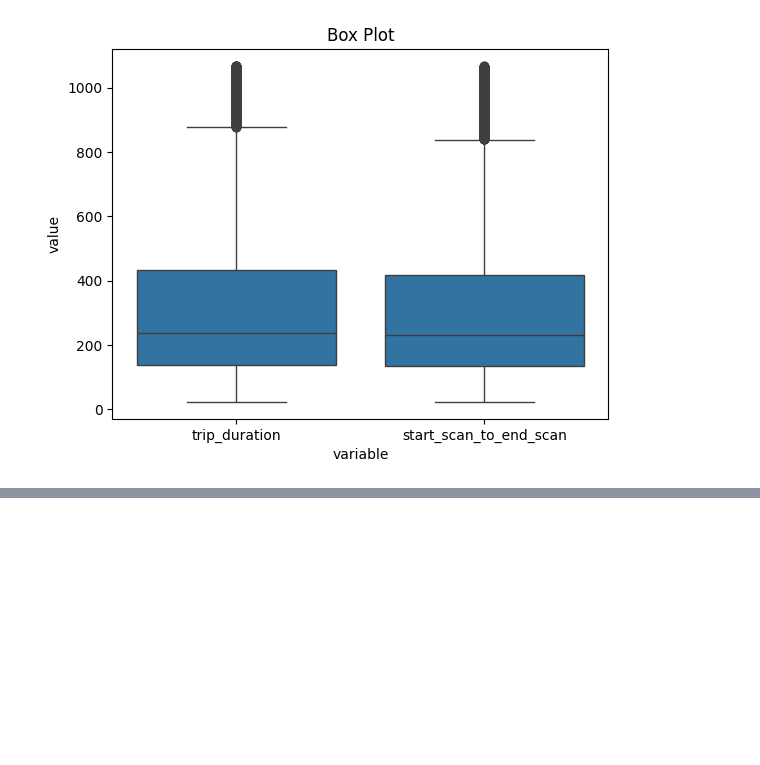
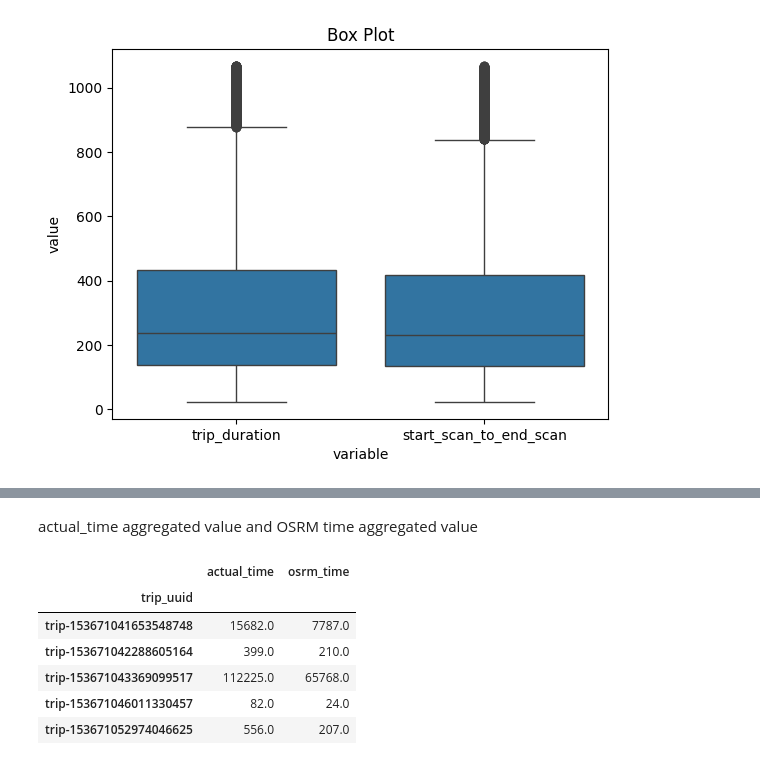
Before and after one commit to akshayabhale1406/SCLR_Delhivery_FE, a Jupyter notebook: Delhivery_FE.ipynb, the cells around one changed output, grey strips where cells are left out. Saved outputs shown, nothing was run; the diff lists cells and outputs as text; code cells hidden in the pictures; blank space fills up the shorter version.

```diff
--- a/Delhivery_FE.ipynb
+++ b/Delhivery_FE.ipynb
@@ -492,0 +513,13 @@ plt.show()
+# %% [markdown]
+actual_time aggregated value and OSRM time aggregated value
+# %%
+df_act_osrm_test = df.groupby("trip_uuid")[["actual_time", "osrm_time"]].sum()
+df_act_osrm_test.head()
+# %% [output]
+|  | actual_time | osrm_time |
+| trip_uuid |  |  |
+| trip-153671041653548748 | 15682.0 | 7787.0 |
+| trip-153671042288605164 | 399.0 | 210.0 |
+| trip-153671043369099517 | 112225.0 | 65768.0 |
+| trip-153671046011330457 | 82.0 | 24.0 |
+| trip-153671052974046625 | 556.0 | 207.0 |
```
Also changed, not shown: parts of 5 cells of this notebook.
